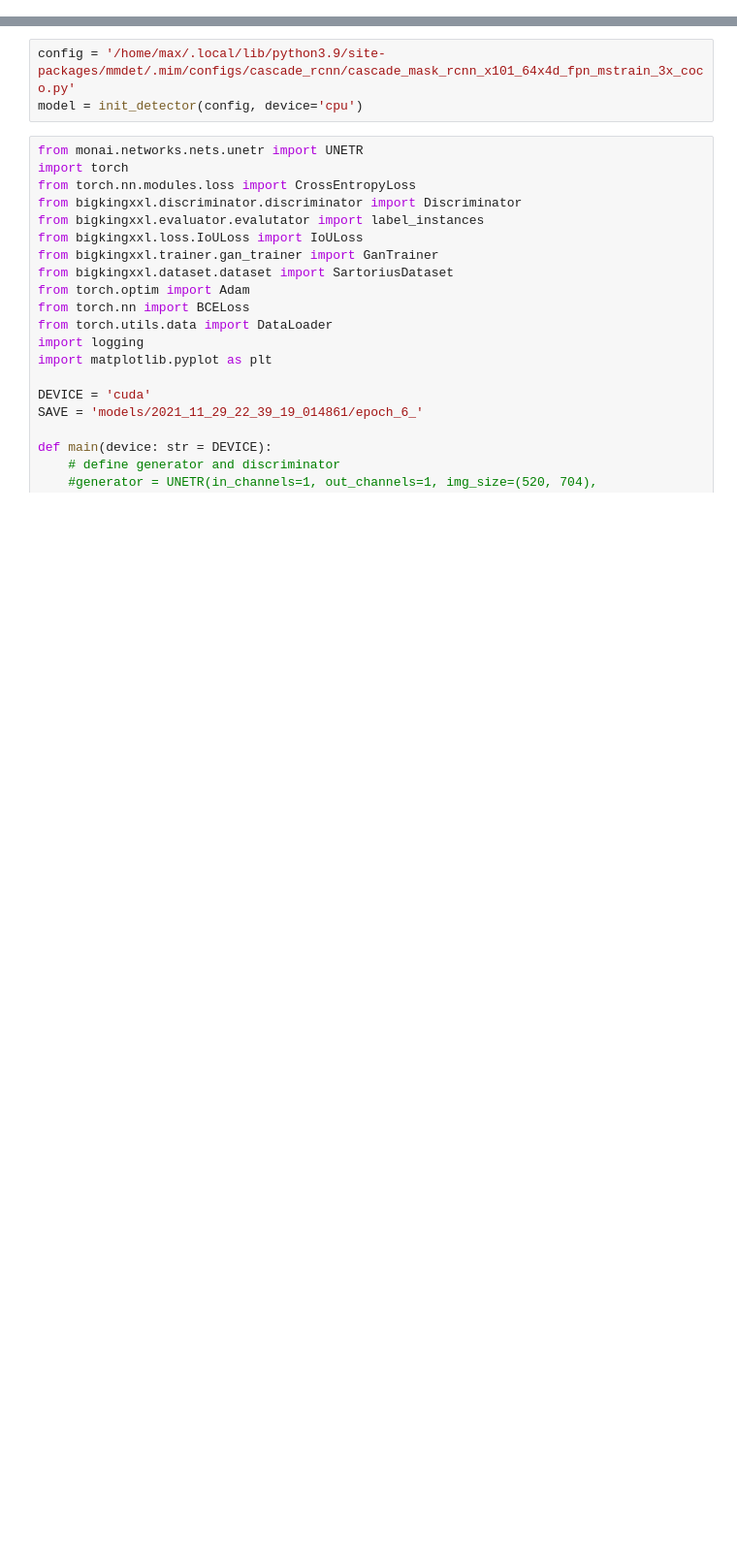
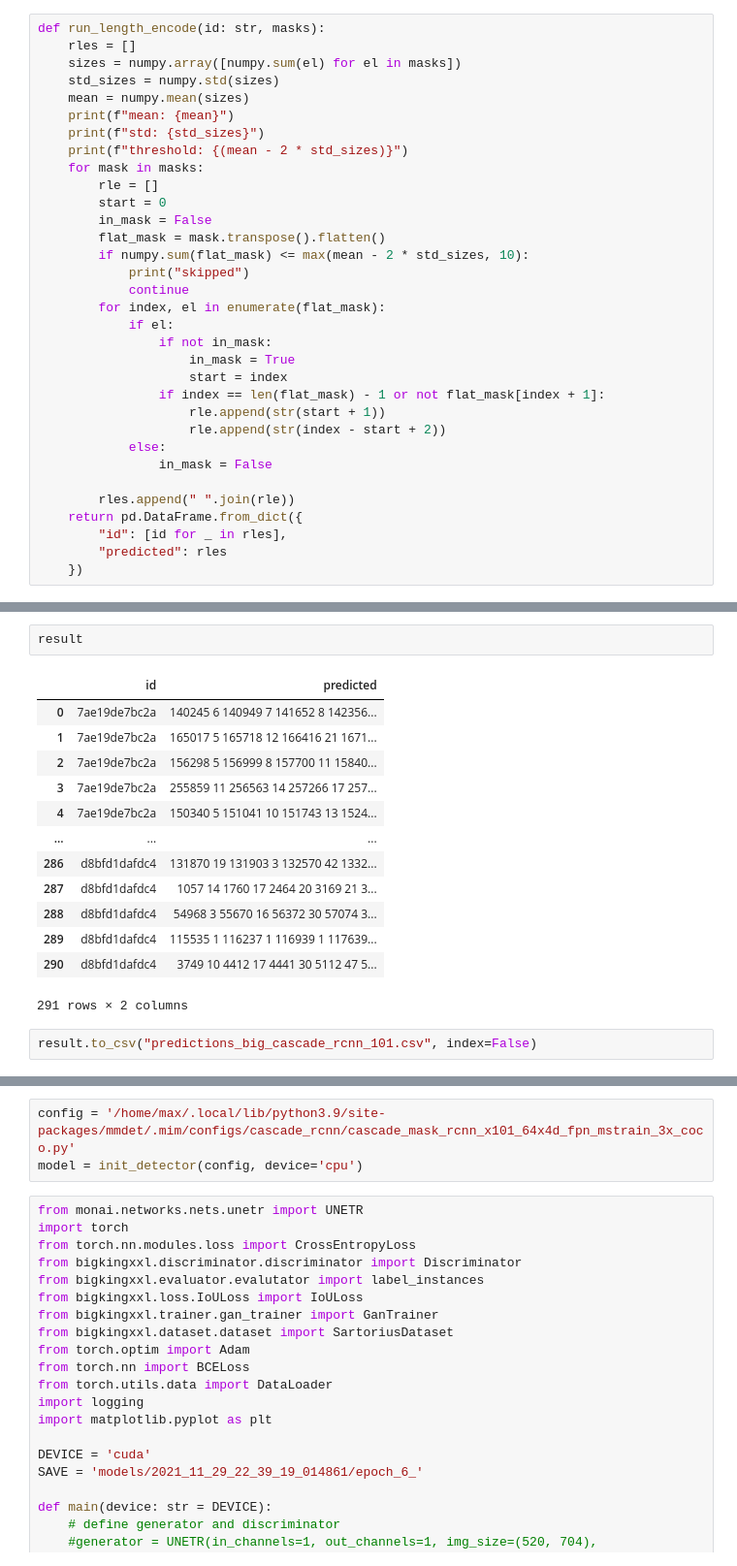
Before and after one commit to BigKingXXL/Sartorius, a Jupyter notebook: mmdet_test.ipynb, the cells around one changed output, grey strips where cells are left out. Shown at 97% size. Cells and saved outputs as stored; diff of their text form; blank space fills up the shorter version.

```diff
--- a/mmdet_test.ipynb
+++ b/mmdet_test.ipynb
@@ -3,0 +104,33 @@ import torch.nn as nn
+# %%
+def run_length_encode(id: str, masks):
+    rles = []
+    sizes = numpy.array([numpy.sum(el) for el in masks])
+    std_sizes = numpy.std(sizes)
+    mean = numpy.mean(sizes)
+    print(f"mean: {mean}")
+    print(f"std: {std_sizes}")
+    print(f"threshold: {(mean - 2 * std_sizes)}")
+    for mask in masks:
+        rle = []
+        start = 0
+        in_mask = False
+        flat_mask = mask.transpose().flatten()
+        if numpy.sum(flat_mask) <= max(mean - 2 * std_sizes, 10):
+            print("skipped")
+            continue
+        for index, el in enumerate(flat_mask):
+            if el:
+                if not in_mask:
+                    in_mask = True
+                    start = index
+                if index == len(flat_mask) - 1 or not flat_mask[index + 1]:
+                    rle.append(str(start + 1))
+                    rle.append(str(index - start + 2))
+            else:
+                in_mask = False
+
+        rles.append(" ".join(rle))
+    return pd.DataFrame.from_dict({
+        "id": [id for _ in rles],
+        "predicted": rles
+    })
@@ -3,0 +164,18 @@ import torch.nn as nn
+# %%
+result
+# %% [output]
+|  | id | predicted |
+| 0 | 7ae19de7bc2a | 140245 6 140949 7 141652 8 142356... |
+| 1 | 7ae19de7bc2a | 165017 5 165718 12 166416 21 1671... |
+| 2 | 7ae19de7bc2a | 156298 5 156999 8 157700 11 15840... |
+| 3 | 7ae19de7bc2a | 255859 11 256563 14 257266 17 257... |
+| 4 | 7ae19de7bc2a | 150340 5 151041 10 151743 13 1524... |
+| ... | ... | ... |
+| 286 | d8bfd1dafdc4 | 131870 19 131903 3 132570 42 1332... |
+| 287 | d8bfd1dafdc4 | 1057 14 1760 17 2464 20 3169 21 3... |
+| 288 | d8bfd1dafdc4 | 54968 3 55670 16 56372 30 57074 3... |
+| 289 | d8bfd1dafdc4 | 115535 1 116237 1 116939 1 117639... |
+| 290 | d8bfd1dafdc4 | 3749 10 4412 17 4441 30 5112 47 5... |
+291 rows × 2 columns
+# %%
+result.to_csv("predictions_big_cascade_rcnn_101.csv", index=False)
```
Also changed, not shown: parts of 19 cells of this notebook, 7 other files.
